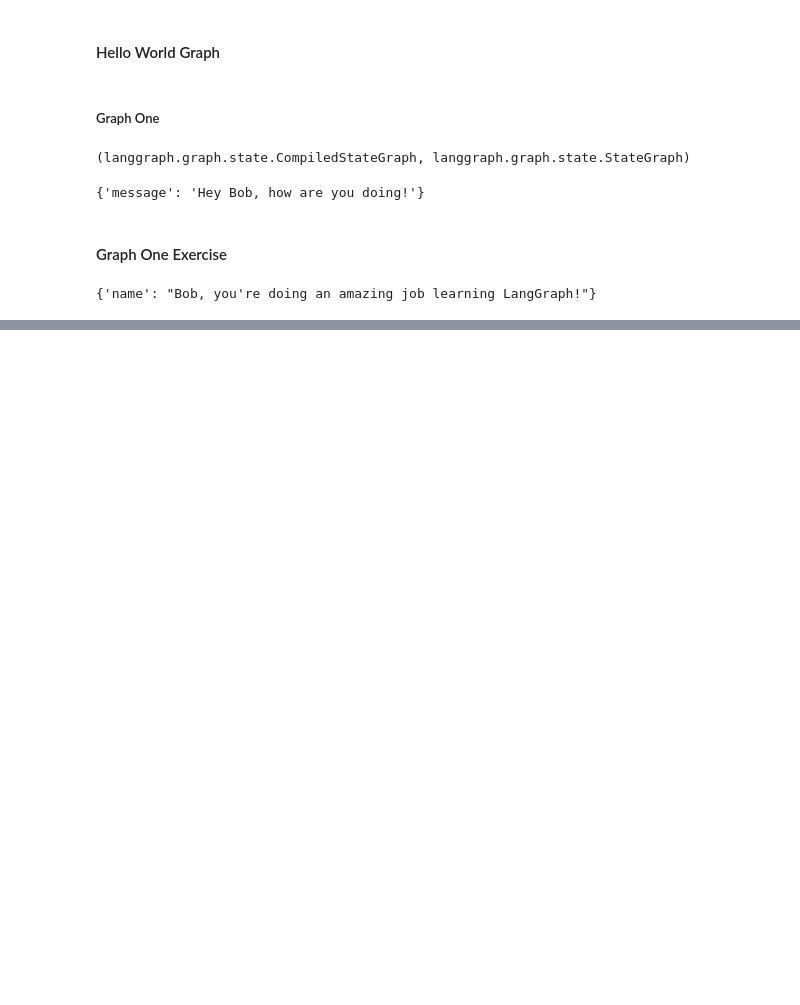
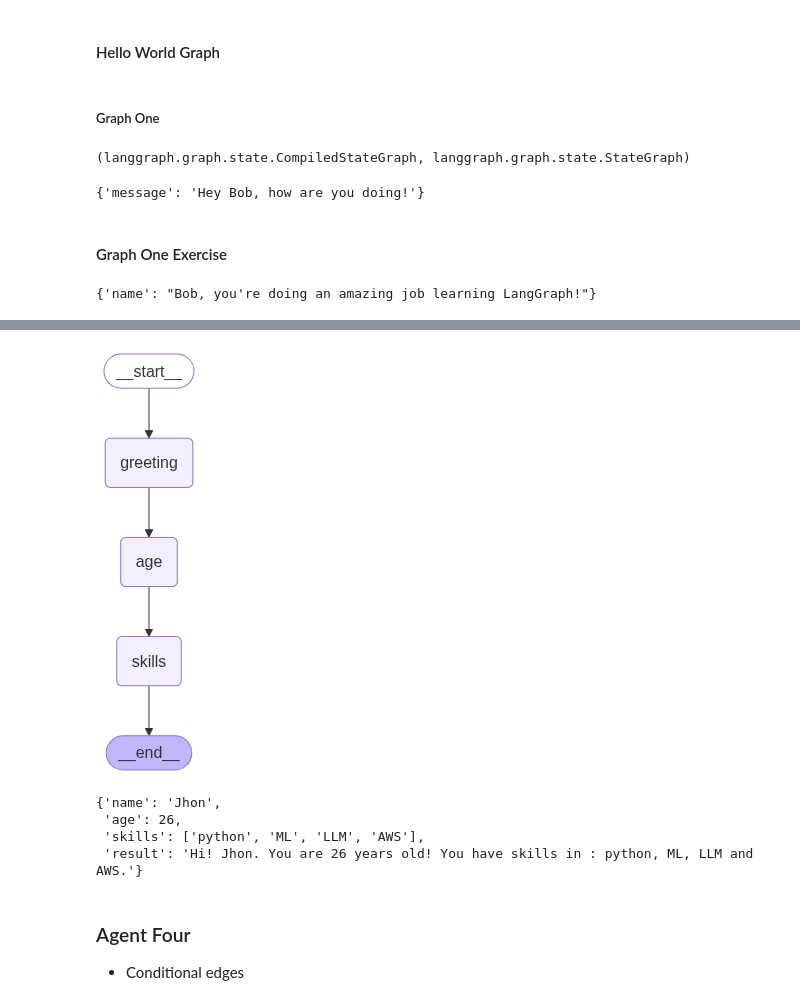
Before and after one commit to Indiwara65/lang-graph-agents, a Jupyter notebook: graph_1.ipynb, the cells around one changed output, grey strips where cells are left out. Cells and saved outputs as stored; diff of their text form; code cells hidden in the pictures; blank space fills up the shorter version.

```diff
--- a/graph_1.ipynb
+++ b/graph_1.ipynb
@@ -58,0 +221,26 @@ app.invoke({'name':'Bob'})
+# %%
+graph = StateGraph(state_schema=AgentState)
+
+graph.add_node(node='greeting', action=node_1)
+graph.add_node(node='age', action=node_2)
+graph.add_node(node='skills', action=node_3)
+graph.add_edge('greeting','age')
+graph.add_edge('age','skills')
+graph.set_entry_point('greeting')
+graph.set_finish_point('skills')
+
+app = graph.compile()
+# %%
+display(Image(app.get_graph().draw_mermaid_png()))
+# %% [output]
+[figure, added]
+# %%
+app.invoke({'name':'Jhon', 'age':26, 'skills':['python','ML', 'LLM', 'AWS']})
+# %% [output]
+{'name': 'Jhon',
+ 'age': 26,
+ 'skills': ['python', 'ML', 'LLM', 'AWS'],
+ 'result': 'Hi! Jhon. You are 26 years old! You have skills in : python, ML, LLM and AWS.'}
+# %% [markdown]
+### Agent Four
+* Conditional edges
```
Also changed, not shown: parts of 45 cells of this notebook.
